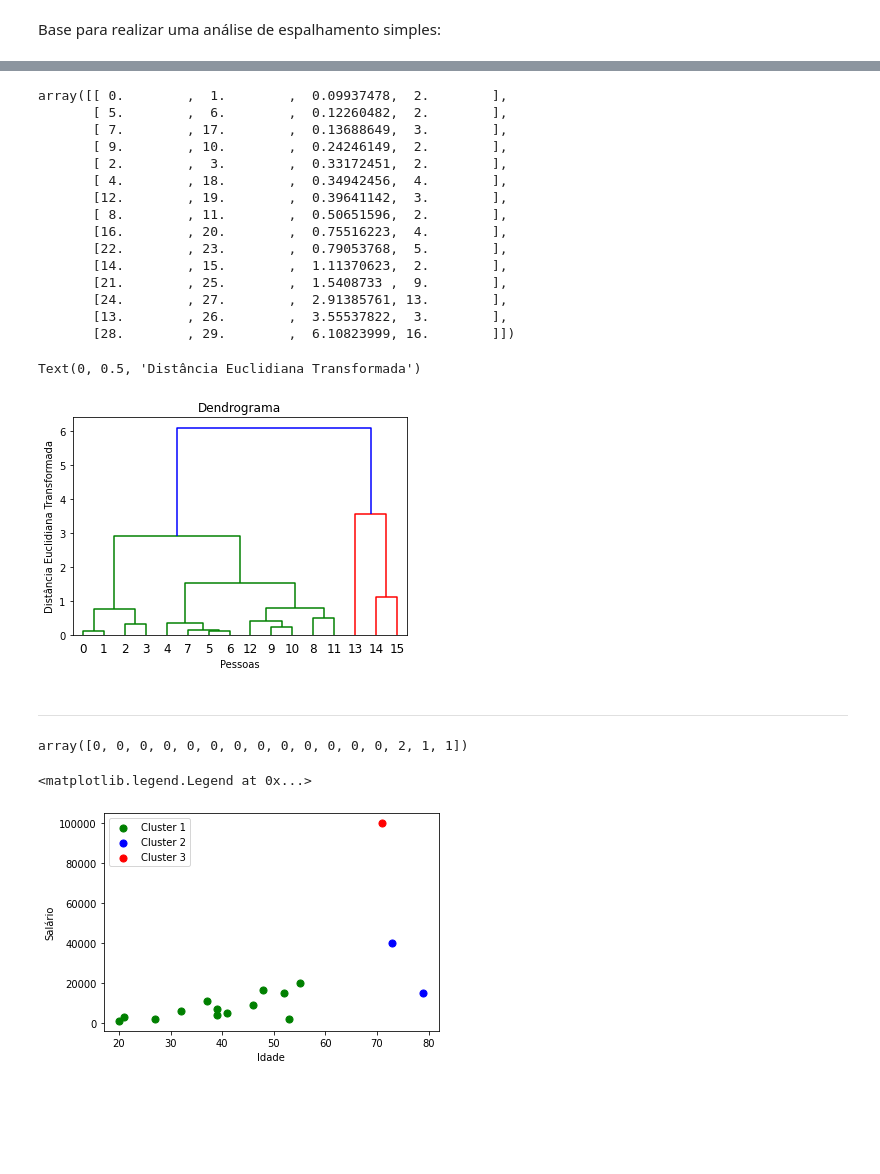
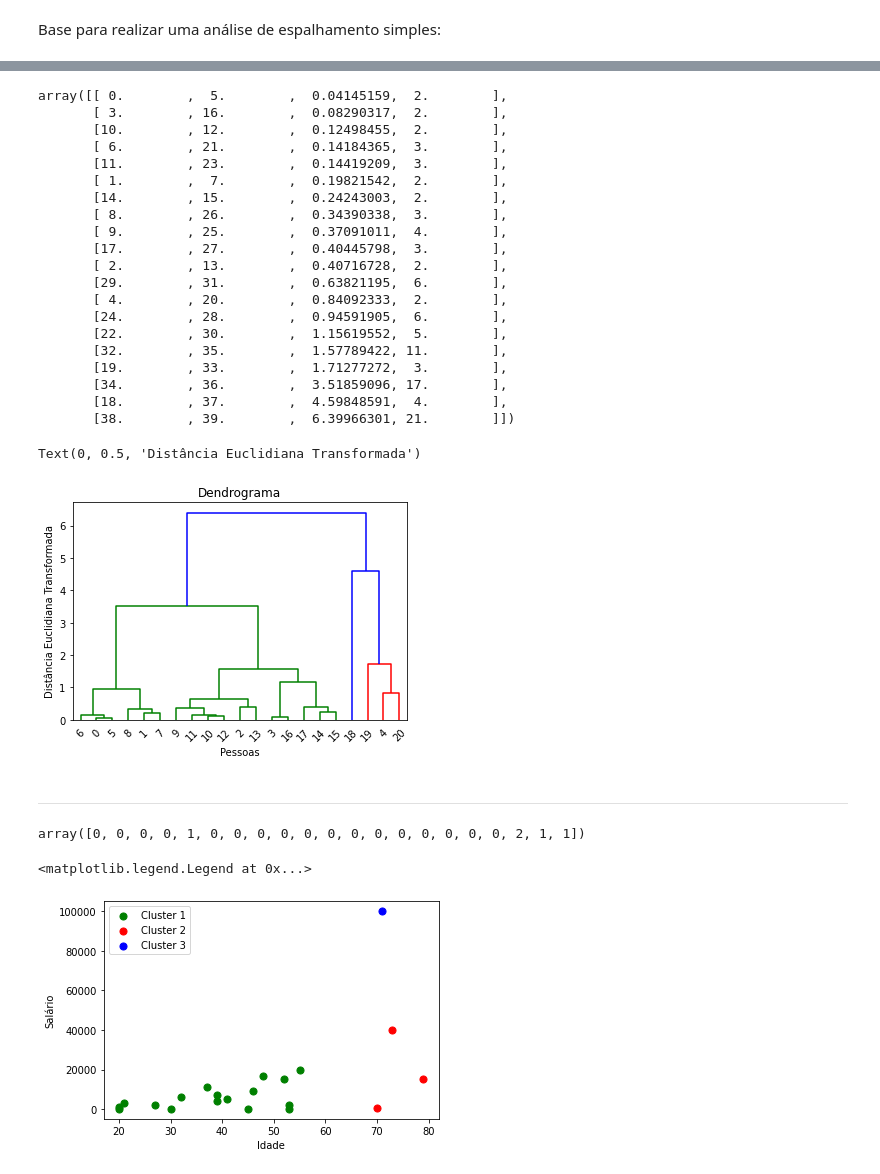
Before and after one commit to ComputerScienceMaster/Cursos, a Jupyter notebook: clustering/hierarchicalCluster.ipynb, the cells around one changed output, grey strips where cells are left out. Saved outputs shown, nothing was run; the diff lists cells and outputs as text; code cells hidden in the pictures; blank space fills up the shorter version.

```diff
--- a/clustering/hierarchicalCluster.ipynb
+++ b/clustering/hierarchicalCluster.ipynb
@@ -24,5 +13,6 @@ import subprocess
 # %%
 file = 'base.csv'
+# file = 'volume.csv'
 proc=subprocess.Popen('ls ' + file, shell=True, stdout=subprocess.PIPE, )
 output=proc.communicate()[0]
 if not output:
@@ -31,7 +21,6 @@ if not output:
     print('User uploaded file "{name}" with length {length} bytes'.format(
         name=fn, length=len(uploaded[fn])))
 
-df = pd.read_csv(file, encoding='latin-1', sep=',',header=None)
-df
+df = pd.read_csv(file, encoding='latin-1', sep=',')
 df.describe()
 # %% [output]
@@ -117,21 +121,26 @@ from scipy.cluster.hierarchy import dendrogram, linkage
 link = linkage(transform, method = 'ward')
 link
 # %% [output]
-array([[ 0.        ,  1.        ,  0.09937478,  2.        ],
-       [ 5.        ,  6.        ,  0.12260482,  2.        ],
-       [ 7.        , 17.        ,  0.13688649,  3.        ],
-       [ 9.        , 10.        ,  0.24246149,  2.        ],
-       [ 2.        ,  3.        ,  0.33172451,  2.        ],
-       [ 4.        , 18.        ,  0.34942456,  4.        ],
-       [12.        , 19.        ,  0.39641142,  3.        ],
-       [ 8.        , 11.        ,  0.50651596,  2.        ],
-       [16.        , 20.        ,  0.75516223,  4.        ],
-       [22.        , 23.        ,  0.79053768,  5.        ],
-       [14.        , 15.        ,  1.11370623,  2.        ],
-       [21.        , 25.        ,  1.5408733 ,  9.        ],
-       [24.        , 27.        ,  2.91385761, 13.        ],
-       [13.        , 26.        ,  3.55537822,  3.        ],
-       [28.        , 29.        ,  6.10823999, 16.        ]])
+array([[ 0.        ,  5.        ,  0.04145159,  2.        ],
+       [ 3.        , 16.        ,  0.08290317,  2.        ],
+       [10.        , 12.        ,  0.12498455,  2.        ],
+       [ 6.        , 21.        ,  0.14184365,  3.        ],
+       [11.        , 23.        ,  0.14419209,  3.        ],
+       [ 1.        ,  7.        ,  0.19821542,  2.        ],
+       [14.        , 15.        ,  0.24243003,  2.        ],
+       [ 8.        , 26.        ,  0.34390338,  3.        ],
+       [ 9.        , 25.        ,  0.37091011,  4.        ],
+       [17.        , 27.        ,  0.40445798,  3.        ],
+       [ 2.        , 13.        ,  0.40716728,  2.        ],
+       [29.        , 31.        ,  0.63821195,  6.        ],
+       [ 4.        , 20.        ,  0.84092333,  2.        ],
+       [24.        , 28.        ,  0.94591905,  6.        ],
+       [22.        , 30.        ,  1.15619552,  5.        ],
+       [32.        , 35.        ,  1.57789422, 11.        ],
+       [19.        , 33.        ,  1.71277272,  3.        ],
+       [34.        , 36.        ,  3.51859096, 17.        ],
+       [18.        , 37.        ,  4.59848591,  4.        ],
+       [38.        , 39.        ,  6.39966301, 21.        ]])
 # %%
 dendrograma = dendrogram(link)
 plt.title('Dendrograma')
@@ -139,7 +148,7 @@ plt.xlabel('Pessoas')
 plt.ylabel('Distância Euclidiana ''Transformada''')
 # %% [output]
 Text(0, 0.5, 'Distância Euclidiana Transformada')
-[figure, old version]
+[figure, new version]
 # %% [markdown]
 
 
@@ -150,16 +159,16 @@ hc = AgglomerativeClustering(n_clusters = 3, linkage = 'ward')
 previsoes = hc.fit_predict(transform)
 previsoes
 # %% [output]
-array([0, 0, 0, 0, 0, 0, 0, 0, 0, 0, 0, 0, 0, 2, 1, 1])
+array([0, 0, 0, 0, 1, 0, 0, 0, 0, 0, 0, 0, 0, 0, 0, 0, 0, 0, 2, 1, 1])
 # %%
 plt.scatter(base[previsoes == 0, 0], base[previsoes == 0, 1], s = 50, c = 'green', label = 'Cluster 1')
-plt.scatter(base[previsoes == 1, 0], base[previsoes == 1, 1], s = 50, c = 'blue', label = 'Cluster 2')
-plt.scatter(base[previsoes == 2, 0], base[previsoes == 2, 1], s = 50, c = 'red', label = 'Cluster 3')
+plt.scatter(base[previsoes == 1, 0], base[previsoes == 1, 1], s = 50, c = 'red', label = 'Cluster 2')
+plt.scatter(base[previsoes == 2, 0], base[previsoes == 2, 1], s = 50, c = 'blue', label = 'Cluster 3')
 # plt.scatter(base[previsoes == 0, 0], base[previsoes == 0, 1], s = 50, c = 'red', label = 'Cluster 1')
 # plt.scatter(base[previsoes == 1, 0], base[previsoes == 1, 1], s = 50, c = 'green', label = 'Cluster 2')
 plt.xlabel('Idade')
 plt.ylabel('Salário')
 plt.legend()
 # %% [output]
 <matplotlib.legend.Legend at 0x...>
-[figure, old version]
+[figure, new version]
```
Also changed, not shown: parts of 20 cells of this notebook.
